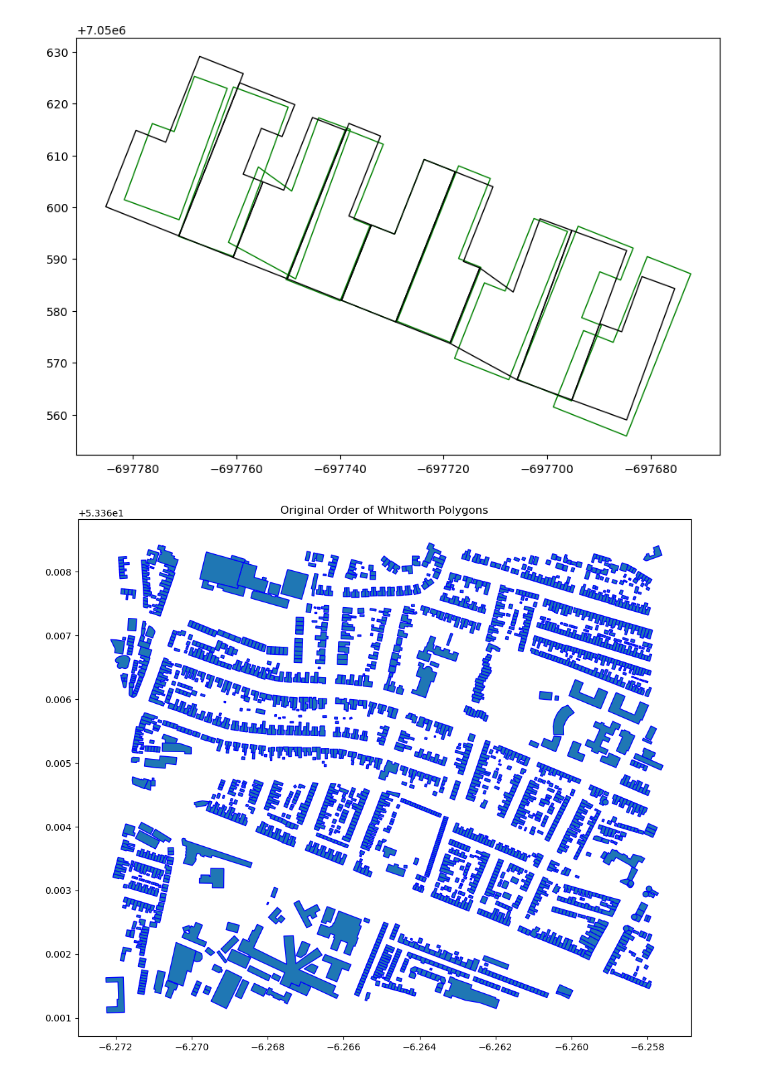
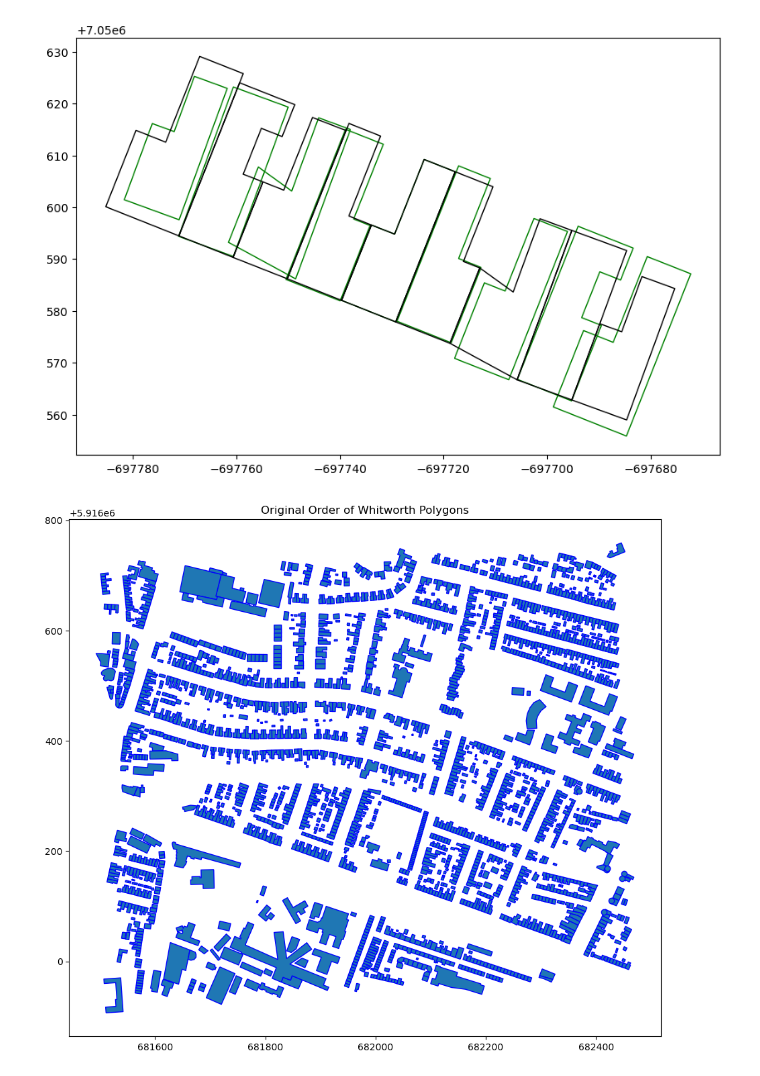
Before and after one commit to paddeaux/radian, a Jupyter notebook: notebooks/testing.ipynb, the cells around one changed output. Cells and saved outputs as stored; diff of their text form; code cells hidden in the pictures.

Commit message:
Successfully shuffled the polygons, now what

```diff
--- a/notebooks/testing.ipynb
+++ b/notebooks/testing.ipynb
@@ -87,16 +87,17 @@ plt.show()
 # %%
 # let's try doing a shuffle of a full set of polygons, using the function we've created above
 
 whitworth = gpd.read_file(f'{parent_dir}/geojson_polygons/whitworth_buildings.geojson')
+whitworth = whitworth[whitworth['geometry'].geom_type == 'Polygon']
 convert = True
-if convert and gdf.crs == 'EPSG:4326':
-    gdf = gdf.to_crs(3857)
+if convert and whitworth.crs == 'EPSG:4326':
+    whitworth = gdf.to_crs(32629) #UTM for Dublin
 
 fig, ax = plt.subplots(1,1,figsize=(20,10))
 whitworth.plot(ax=ax, edgecolor='blue')
 ax.set_title("Original Order of Whitworth Polygons")
 
 plt.show()
 # %% [output]
-[figure, old version]
+[figure, new version]
 # %%
```
Also changed, not shown: parts of 3 cells of this notebook.
